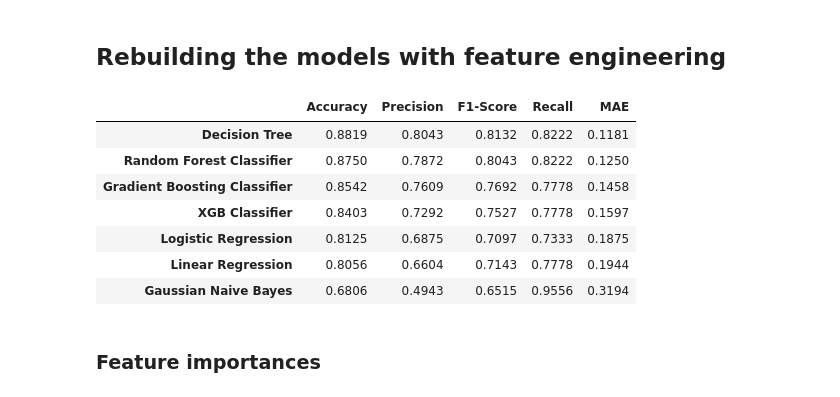
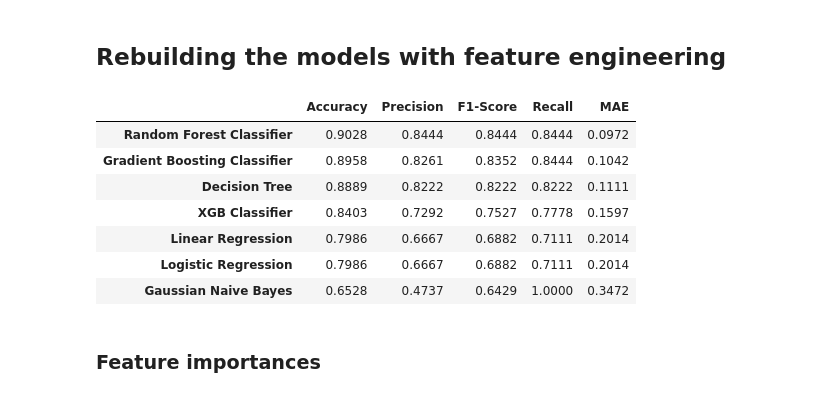
Before and after one commit to Ettiene-Koekemoer/Machine-Learning-382-Project2-Group_J, a Jupyter notebook: modeling.ipynb, the cells around one changed output. Cells and saved outputs as stored; diff of their text form; code cells hidden in the pictures.

```diff
--- a/modeling.ipynb
+++ b/modeling.ipynb
@@ -552,6 +549,7 @@ mae_scores.append(round(mean_absolute_error(y_Test,y_test_for_pred),4))
 # %%
 # Encode, build, and fit model
 bayes_model = make_pipeline(
+    OneHotEncoder(),
     StandardScaler(),
     GaussianNB()
     )
@@ -569,11 +567,16 @@ mae_scores.append(round(mean_absolute_error(y_Test,y_test_bay_pred),4))
 # %% [markdown]
 #   Gradient Boosting Classifier model
 # %%
+
 # Instantiate Gradient Boosting Regressor
-gbc = GradientBoostingClassifier(n_estimators=300,
+gbc = make_pipeline(
+    OneHotEncoder(),
+    StandardScaler(),
+    GradientBoostingClassifier(n_estimators=300,
 								learning_rate=0.05,
 								random_state=100,
 								max_features=5 )
+)
 # Fit to training set
 gbc.fit(x_Train, y_Train)
 
@@ -599,7 +602,11 @@ params = {
         }
 
 # instantiate the classifier
-xgb_model = XGBClassifier(**params)
+xgb_model = make_pipeline(
+    OneHotEncoder(),
+    StandardScaler(),
+    XGBClassifier(**params)
+)
 
 # fit the classifier to the training data
 xgb_model.fit(x_Train, y_Train)
@@ -655,8 +662,6 @@ engineered_df['income_bin'] = pd.cut(engineered_df['income'], bins=bins, labels=
 # Added average feature
 engineered_df['average_purchase'] = round(engineered_df['total_purchase'] / engineered_df['num_of_purchases'],0)
 
-engineered_df['income'] = round(engineered_df['income'],0)
-
 # Reorder columns
 engineered_df = engineered_df[['gender', 'income', 'income_bin', 'total_purchase', 'num_of_purchases', 'average_purchase', 'location', 'marital_status', 'education', 'subscription_plan', 'churn']]
 engineered_df
@@ -682,8 +687,6 @@ precisions = []
 f1_scores = []
 recalls = []
 mae_scores = []
-
-engineered_df = OneHotEncoder(use_cat_names=True).fit_transform(engineered_df)
 
 x = engineered_df.drop(columns=[target], inplace=False)
 y = engineered_df[target]
@@ -776,39 +779,39 @@ mae_scores.append(round(mean_absolute_error(y_Test,y_test_gbc_pred),4))
 
 # Refit xgb model
 xgb_model.fit(x_Train, y_Train)
 
 y_test_xgb_pred = xgb_model.predict(x_Test)
 
 # Populate evaluation metrics
 accuracy_scores.append(round(accuracy_score(y_Test, y_test_xgb_pred),4)),
 precisions.append(round(precision_score(y_Test, y_test_xgb_pred),4)),
 recalls.append(round(recall_score(y_Test, y_test_xgb_pred),4)),
 f1_scores.append(round(f1_score(y_Test, y_test_xgb_pred),4))
 mae_scores.append(round(mean_absolute_error(y_Test,y_test_xgb_pred),4))
 
 metrics_2 = {
         'Accuracy': accuracy_scores,
         'Precision': precisions,
         'F1-Score': f1_scores,
         'Recall': recalls,
         'MAE': mae_scores
     }
 
 pd.DataFrame(
     data=metrics_2,
     index=['Linear Regression','Logistic Regression', 'Decision Tree','Random Forest Classifier','Gaussian Naive Bayes','Gradient Boosting Classifier','XGB Classifier']
 ).sort_values(
     by='Accuracy',
     ascending=False
 )
 # %% [output]
 |  | Accuracy | Precision | F1-Score | Recall | MAE |
-| Decision Tree | 0.8819 | 0.8043 | 0.8132 | 0.8222 | 0.1181 |
-| Random Forest Classifier | 0.8750 | 0.7872 | 0.8043 | 0.8222 | 0.1250 |
-| Gradient Boosting Classifier | 0.8542 | 0.7609 | 0.7692 | 0.7778 | 0.1458 |
+| Random Forest Classifier | 0.9028 | 0.8444 | 0.8444 | 0.8444 | 0.0972 |
+| Gradient Boosting Classifier | 0.8958 | 0.8261 | 0.8352 | 0.8444 | 0.1042 |
+| Decision Tree | 0.8889 | 0.8222 | 0.8222 | 0.8222 | 0.1111 |
 | XGB Classifier | 0.8403 | 0.7292 | 0.7527 | 0.7778 | 0.1597 |
-| Logistic Regression | 0.8125 | 0.6875 | 0.7097 | 0.7333 | 0.1875 |
-| Linear Regression | 0.8056 | 0.6604 | 0.7143 | 0.7778 | 0.1944 |
-| Gaussian Naive Bayes | 0.6806 | 0.4943 | 0.6515 | 0.9556 | 0.3194 |
+| Linear Regression | 0.7986 | 0.6667 | 0.6882 | 0.7111 | 0.2014 |
+| Logistic Regression | 0.7986 | 0.6667 | 0.6882 | 0.7111 | 0.2014 |
+| Gaussian Naive Bayes | 0.6528 | 0.4737 | 0.6429 | 1.0000 | 0.3472 |
 # %%
 # Save Model
```
Also changed, not shown: parts of 13 cells of this notebook, 6 other files.
